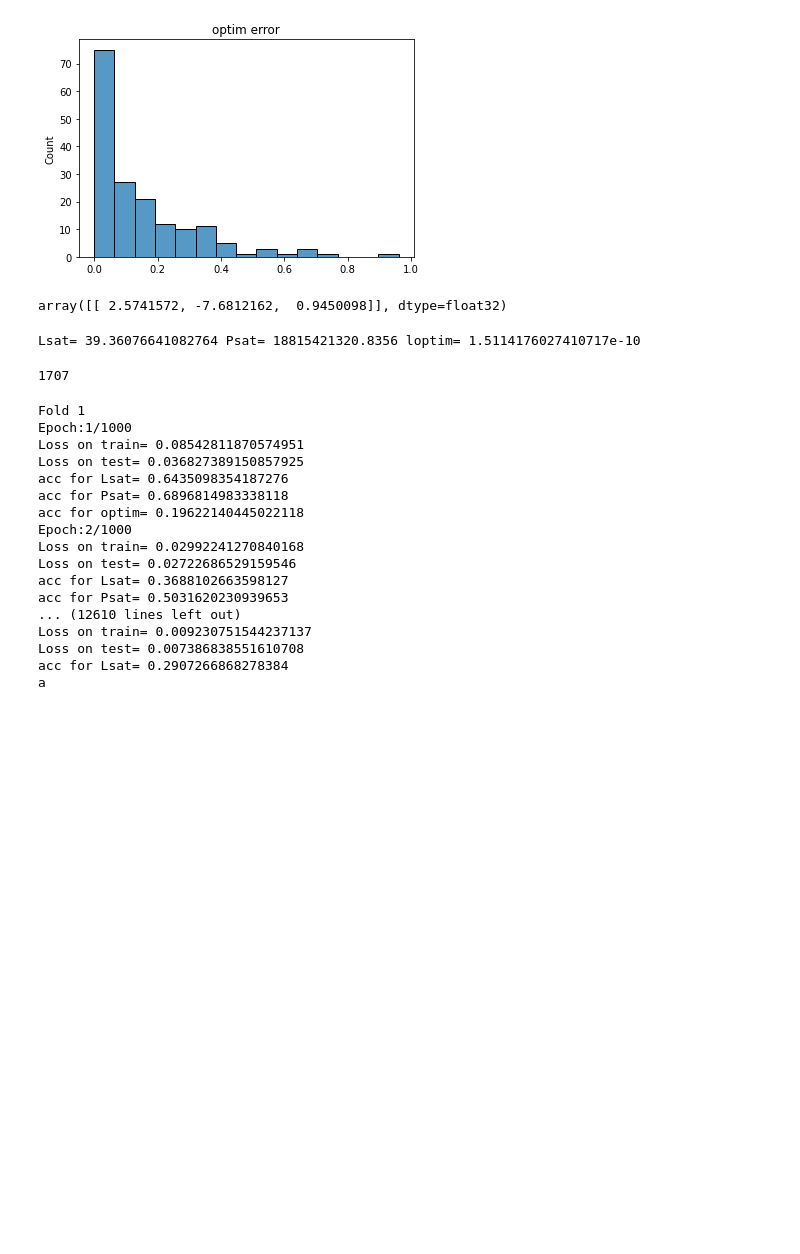
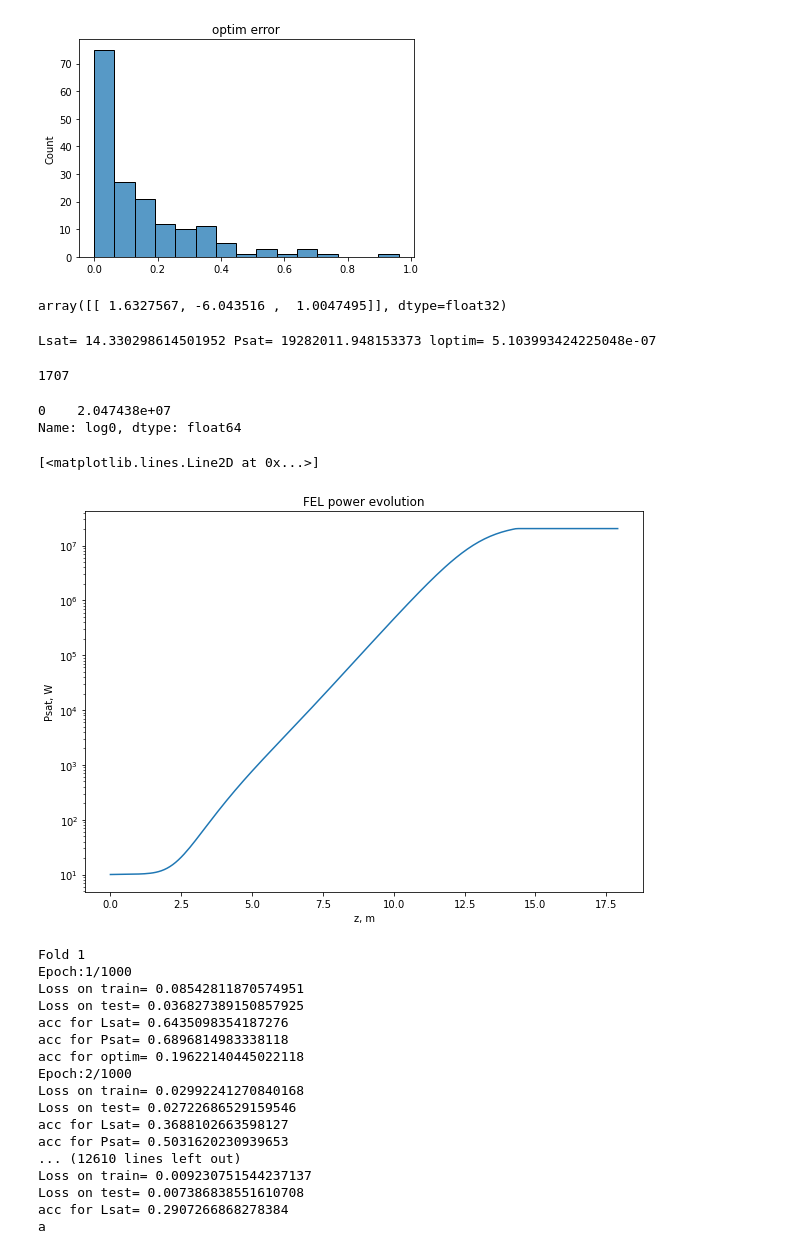
Before and after one commit to alexkalitenko125/NNfel, a Jupyter notebook: NNfel-Multitask.ipynb, the cells around one changed output. Drawn from its saved outputs; the diff is of its cells as text; code cells hidden in the pictures; blank space fills up the shorter version.

```diff
--- a/NNfel-Multitask.ipynb
+++ b/NNfel-Multitask.ipynb
@@ -481,8 +481,8 @@ Text(0.5, 1.0, 'optim error')
 # %%
 from scipy.special import jv
 
-X = pd.DataFrame({'k':[3.5], 'lu':[3], 'I':[3000],  'sgamma':[0.0001],
-                  'r':[0.000025], 'log0':[1000000], 'sqgamma': [np.log(26600)]})
+X = pd.DataFrame({'k':[2.13], 'lu':[2.8], 'I':[53],  'sgamma':[0.0002],
+                  'r':[0.00012], 'log0':[10], 'sqgamma': [np.log(300)]})
 
 ksi = X['k']**2/(1+X['k']**2/2)/4
 f = jv(0,ksi)-jv(1,ksi)
@@ -500,13 +500,13 @@ a = (torch.cat(model(input1.to(device)),1)).cpu().detach().numpy()
 a= scaler2.inverse_transform(a)
 a
 # %% [output]
-array([[ 2.5741572, -7.6812162,  0.9450098]], dtype=float32)
+array([[ 1.6327567, -6.043516 ,  1.0047495]], dtype=float32)
 # %%
 
-X = pd.DataFrame({'k':[3.5], 'lu':[3], 'I':[3000],  'sgamma':[0.0001],
-                  'r':[0.000025], 'log0':[10000000], 'sqgamma': [np.log(26600)]})
+X = pd.DataFrame({'k':[2.13], 'lu':[2.8], 'I':[53],  'sgamma':[0.0002],
+                  'r':[0.00012], 'log0':[10], 'sqgamma': [np.log(300)]})
 
-
+P_0 = X['log0']
 
 ksi = X['k']**2/(1+X['k']**2/2)/4
 f = jv(0,ksi)-jv(1,ksi)
@@ -514,14 +514,49 @@ f = jv(0,ksi)-jv(1,ksi)
 rho = 1/2/(np.exp(X['sqgamma']))*(X['I']/X['r']**2/np.pi/4/np.pi/17000*(X['lu']/100*X['k']*f)**2)**(1/3)
 X['log0'] = np.log(X['log0']/X['I']/np.exp(X['sqgamma'])/511000)
 
+
+L_sat = np.exp(a[0][0])*X['lu'][0]
+P_sat = (np.exp(a[0][1])*np.exp(X['sqgamma'])*511000*X['I'])[0]
+
 print('Lsat=', np.exp(a[0][0])*X['lu'][0], 'Psat=', (np.exp(a[0][1])*np.exp(X['sqgamma'])*511000*X['I'])[0],
 'loptim=',(((a[0][2])*rho+1)*X['lu']/100/2/np.exp(X['sqgamma'])/np.exp(X['sqgamma'])*(1+X['k']*X['k']/2))[0])
 # %% [output]
-Lsat= 39.36076641082764 Psat= 18815421320.8356 loptim= 1.5114176027410717e-10
+Lsat= 14.330298614501952 Psat= 19282011.948153373 loptim= 5.103993424225048e-07
 # %%
 len(df)
 # %% [output]
 1707
+# %%
+def P(z,P_0,P_sat,L_sat):
+    def A(z,L):
+        return 1/9*(3+2*np.cosh(z/L)+4*np.cos(3**(0.5)/2*z/L)*np.cosh(z/(2*L)))
+    L = L_sat/1.1/np.log(9*P_sat/P_0)
+    if z<L_sat:
+        return P_0*(A(z,L)*np.exp(0.233*z/L_sat))/(1+P_0/P_sat*(A(z,L)-1))
+    else:
+        return P_0*(A(L_sat,L)*np.exp(0.233*L_sat/L_sat))/(1+P_0/P_sat*(A(L_sat,L)-1))
+
+print(P(L_sat,P_0,P_sat,L_sat))
+
+
+# exponential function y = 10^x
+data = [P(i,P_0,P_sat,L_sat) for i in np.arange(0, int(1.3*L_sat), 0.1)]
+
+
+plt.figure(figsize=(10, 7))
+# convert y-axis to Logarithmic scale
+plt.yscale("log")
+plt.xlabel('z, m')
+plt.ylabel('Psat, W')
+plt.title('FEL power evolution')
+
+
+plt.plot(np.arange(0, int(1.3*L_sat), 0.1), data)
+# %% [output]
+0    2.047438e+07
+Name: log0, dtype: float64
+[<matplotlib.lines.Line2D at 0x...>]
+[figure, added]
 # %%
 from sklearn.model_selection import KFold
 from torch.utils.data import Dataset, DataLoader, TensorDataset, random_split, SubsetRandomSampler, ConcatDataset
```
Also changed, not shown: parts of 9 cells of this notebook.
